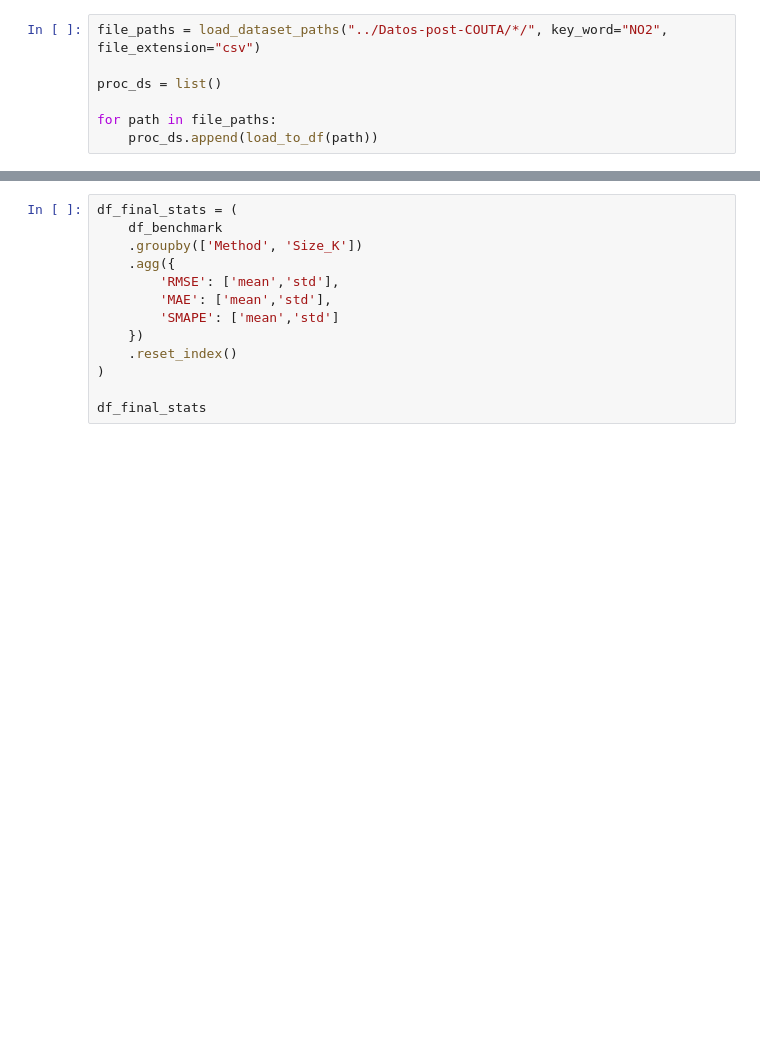
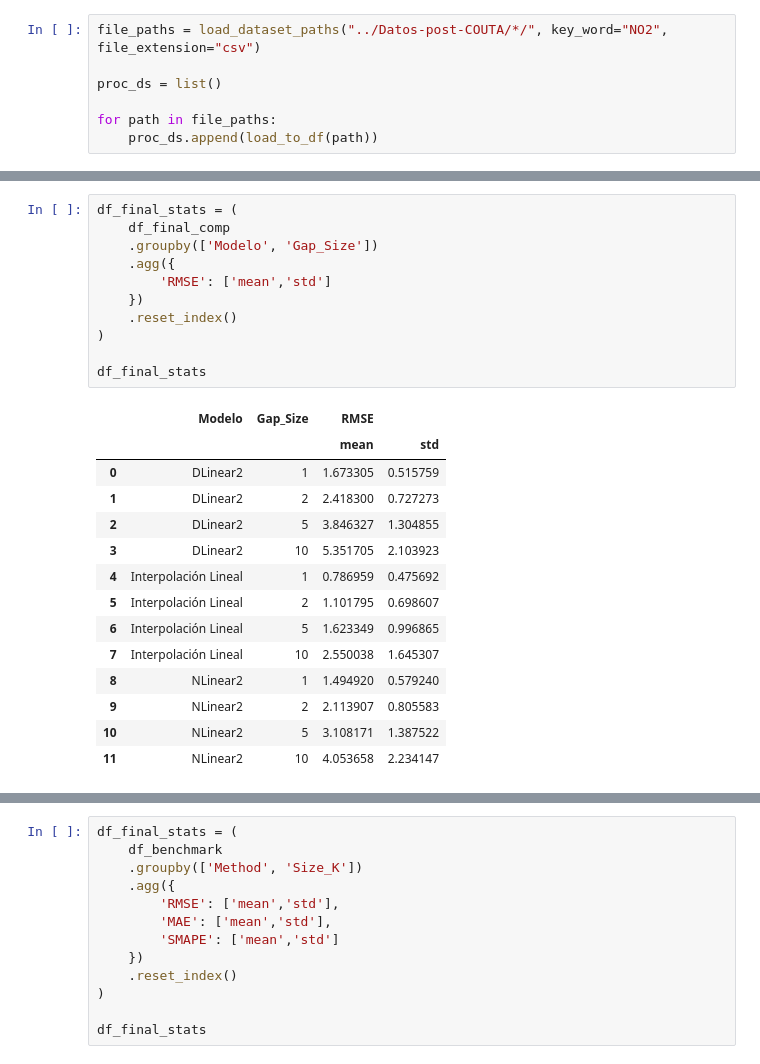
Before and after one commit to reiser02/airquality, a Jupyter notebook: src/imputation_analysis.ipynb, the cells around one changed output, grey strips where cells are left out. Cells and saved outputs as stored; diff of their text form; blank space fills up the shorter version.

```diff
--- a/src/imputation_analysis.ipynb
+++ b/src/imputation_analysis.ipynb
@@ -461,3 +532,29 @@ df_benchmark
+# %%
+df_final_stats = (
+    df_final_comp
+    .groupby(['Modelo', 'Gap_Size'])
+    .agg({
+        'RMSE': ['mean','std']
+    })
+    .reset_index()
+)
+
+df_final_stats
+# %% [output]
+|  | Modelo | Gap_Size | RMSE |  |
+|  |  |  | mean | std |
+| 0 | DLinear2 | 1 | 1.673305 | 0.515759 |
+| 1 | DLinear2 | 2 | 2.418300 | 0.727273 |
+| 2 | DLinear2 | 5 | 3.846327 | 1.304855 |
+| 3 | DLinear2 | 10 | 5.351705 | 2.103923 |
+| 4 | Interpolación Lineal | 1 | 0.786959 | 0.475692 |
+| 5 | Interpolación Lineal | 2 | 1.101795 | 0.698607 |
+| 6 | Interpolación Lineal | 5 | 1.623349 | 0.996865 |
+| 7 | Interpolación Lineal | 10 | 2.550038 | 1.645307 |
+| 8 | NLinear2 | 1 | 1.494920 | 0.579240 |
+| 9 | NLinear2 | 2 | 2.113907 | 0.805583 |
+| 10 | NLinear2 | 5 | 3.108171 | 1.387522 |
+| 11 | NLinear2 | 10 | 4.053658 | 2.234147 |
 # %%
 df_final_stats = (
     df_benchmark
```
Also changed, not shown: parts of 38 cells of this notebook.
